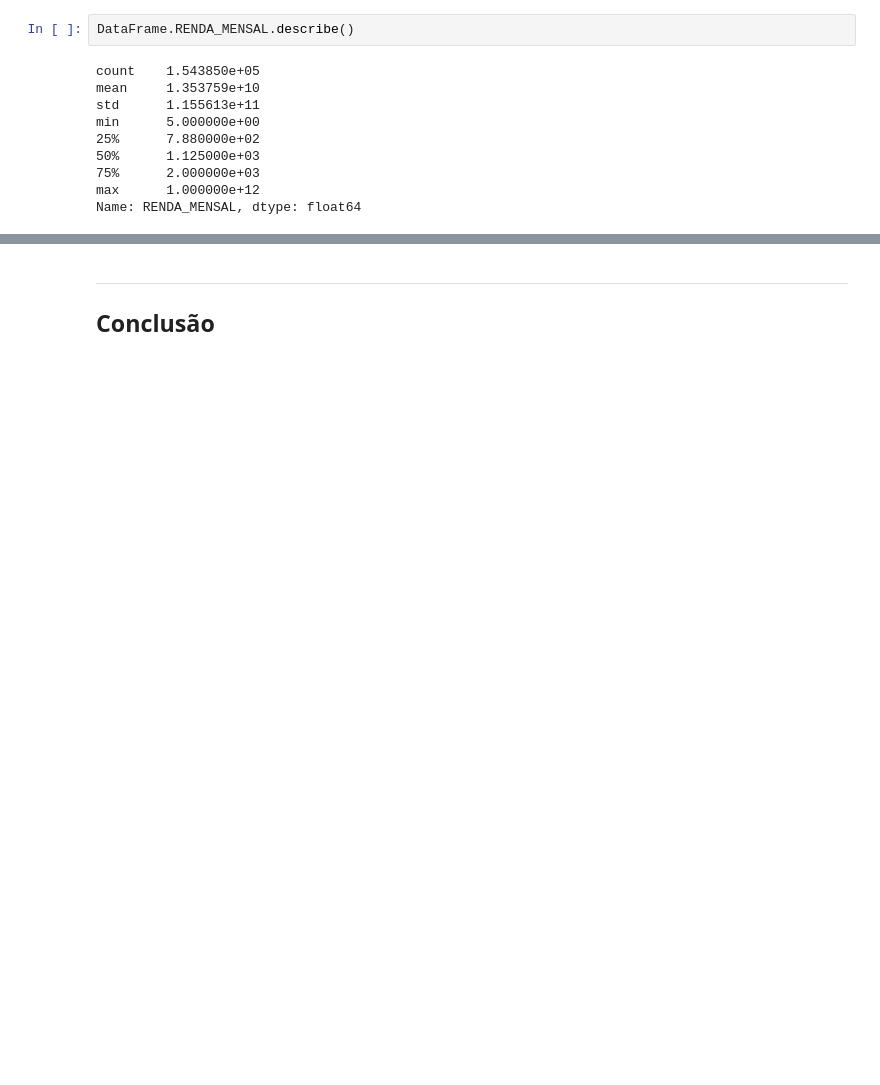
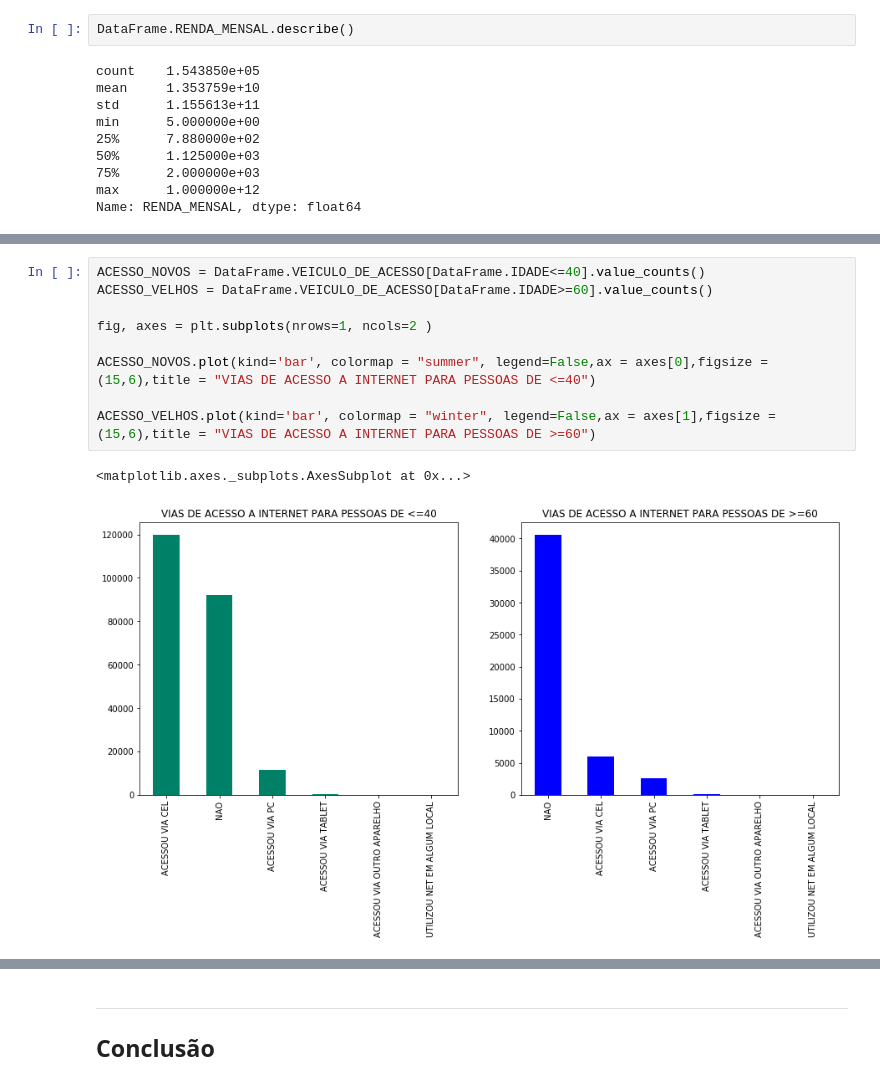
Before and after one commit to Brunoic/DP_CD_1, a Jupyter notebook: Projeto1 Layout (1).ipynb, the cells around one changed output, grey strips where cells are left out. Saved outputs shown, nothing was run; the diff lists cells and outputs as text; blank space fills up the shorter version.

```diff
--- a/Projeto1 Layout (1).ipynb
+++ b/Projeto1 Layout (1).ipynb
@@ -151,0 +147,12 @@ ___
+# %%
+ACESSO_NOVOS = DataFrame.VEICULO_DE_ACESSO[DataFrame.IDADE<=40].value_counts()
+ACESSO_VELHOS = DataFrame.VEICULO_DE_ACESSO[DataFrame.IDADE>=60].value_counts()
+
+fig, axes = plt.subplots(nrows=1, ncols=2 )
+
+ACESSO_NOVOS.plot(kind='bar', colormap = "summer", legend=False,ax = axes[0],figsize = (15,6),title = "VIAS DE ACESSO A INTERNET PARA PESSOAS DE <=40")
+
+ACESSO_VELHOS.plot(kind='bar', colormap = "winter", legend=False,ax = axes[1],figsize = (15,6),title = "VIAS DE ACESSO A INTERNET PARA PESSOAS DE >=60")
+# %% [output]
+<matplotlib.axes._subplots.AxesSubplot at 0x...>
+[figure, added]
```
Also changed, not shown: parts of 27 cells of this notebook.
